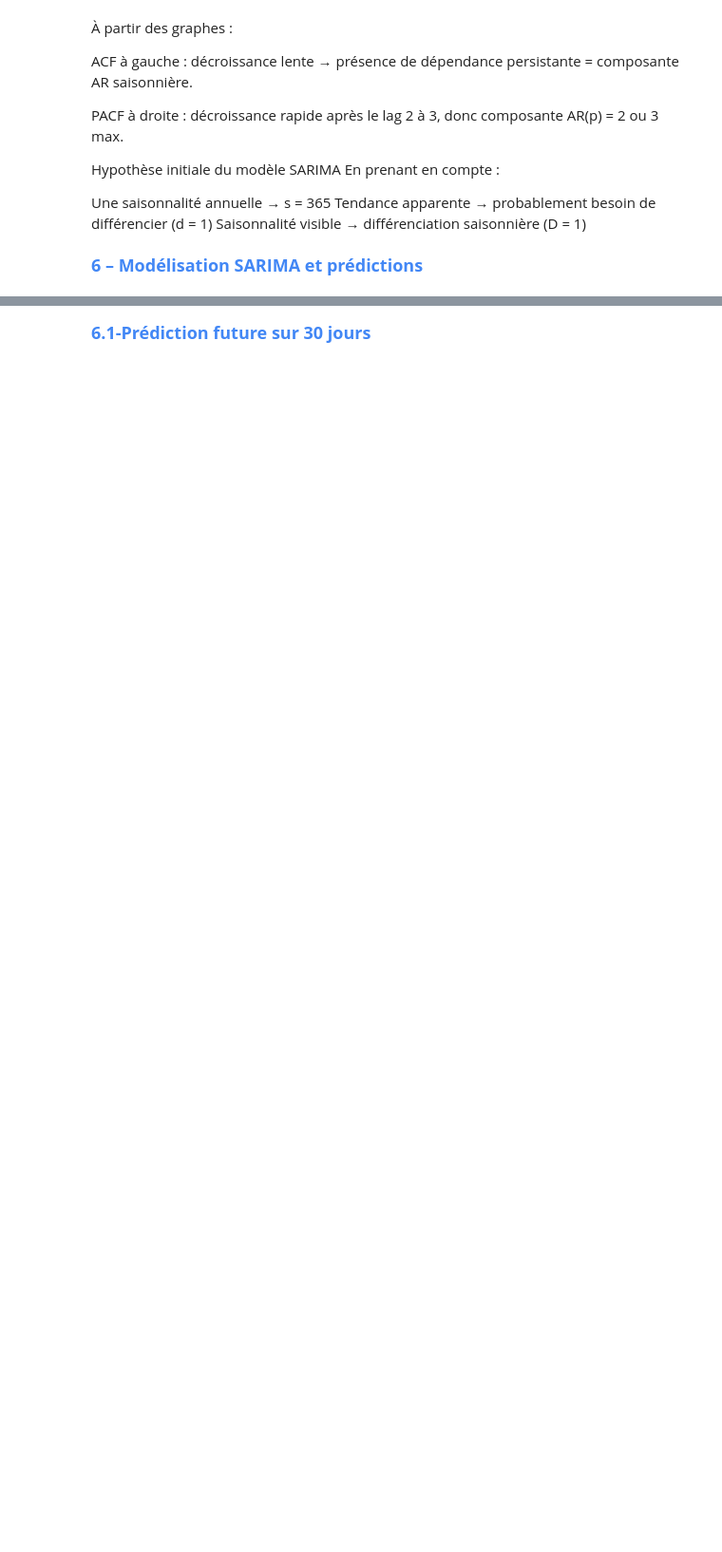
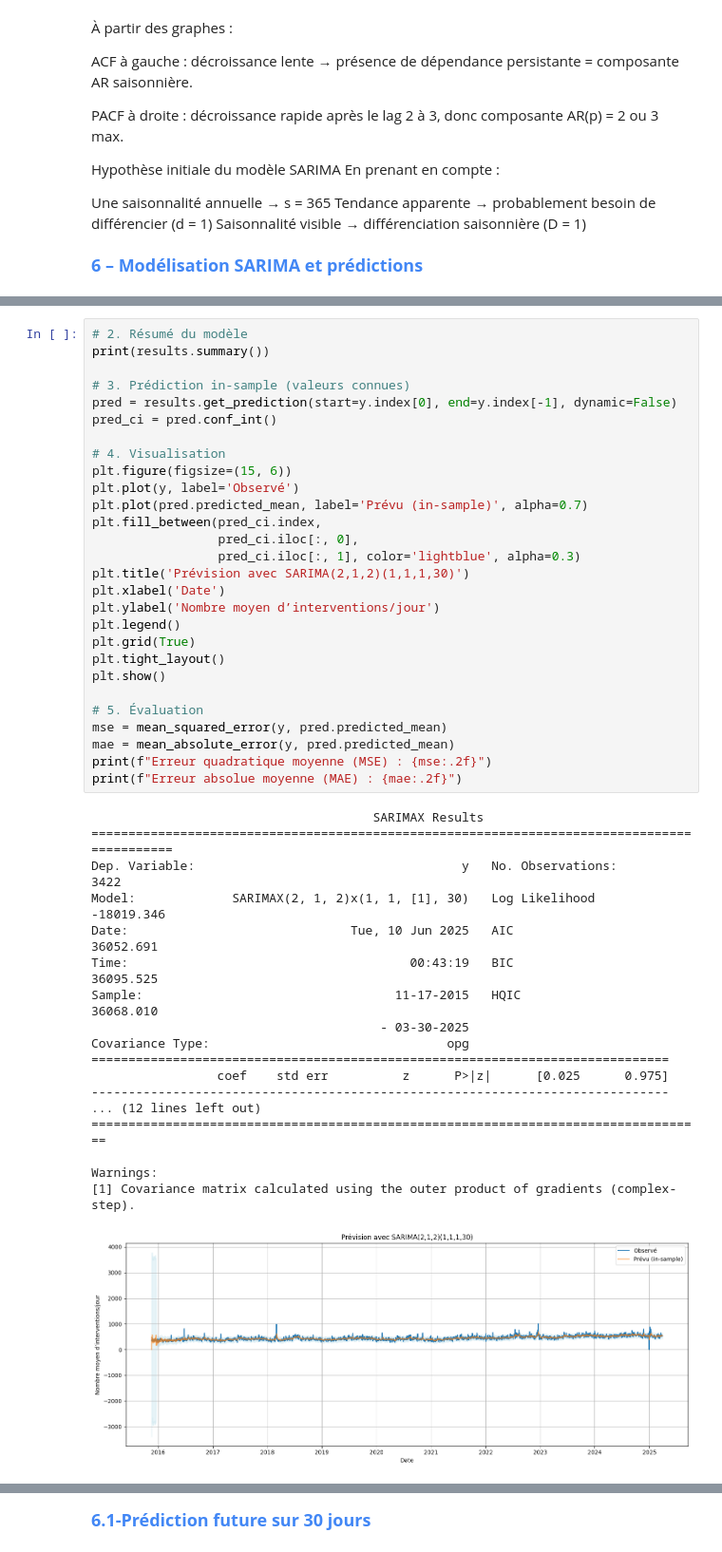
Before and after one commit to Massilia23/london-fire-response, a Jupyter notebook: notebooks/models/Model_Time-serie.ipynb, the cells around one changed output, grey strips where cells are left out. Shown at 95% size. Cells and saved outputs as stored; diff of their text form; blank space fills up the shorter version.

```diff
--- a/notebooks/models/Model_Time-serie.ipynb
+++ b/notebooks/models/Model_Time-serie.ipynb
@@ -223,0 +246,47 @@ NameError: name 'df' is not defined
+# %%
+# 2. Résumé du modèle
+print(results.summary())
+
+# 3. Prédiction in-sample (valeurs connues)
+pred = results.get_prediction(start=y.index[0], end=y.index[-1], dynamic=False)
+pred_ci = pred.conf_int()
+
+# 4. Visualisation
+plt.figure(figsize=(15, 6))
+plt.plot(y, label='Observé')
+plt.plot(pred.predicted_mean, label='Prévu (in-sample)', alpha=0.7)
+plt.fill_between(pred_ci.index,
+                 pred_ci.iloc[:, 0],
+                 pred_ci.iloc[:, 1], color='lightblue', alpha=0.3)
+plt.title('Prévision avec SARIMA(2,1,2)(1,1,1,30)')
+plt.xlabel('Date')
+plt.ylabel('Nombre moyen d’interventions/jour')
+plt.legend()
+plt.grid(True)
+plt.tight_layout()
+plt.show()
+
+# 5. Évaluation
+mse = mean_squared_error(y, pred.predicted_mean)
+mae = mean_absolute_error(y, pred.predicted_mean)
+print(f"Erreur quadratique moyenne (MSE) : {mse:.2f}")
+print(f"Erreur absolue moyenne (MAE) : {mae:.2f}")
+# %% [output]
+                                      SARIMAX Results
+============================================================================================
+Dep. Variable:                                    y   No. Observations:                 3422
+Model:             SARIMAX(2, 1, 2)x(1, 1, [1], 30)   Log Likelihood              -18019.346
+Date:                              Tue, 10 Jun 2025   AIC                          36052.691
+Time:                                      00:43:19   BIC                          36095.525
+Sample:                                  11-17-2015   HQIC                         36068.010
+                                       - 03-30-2025
+Covariance Type:                                opg
+==============================================================================
+                 coef    std err          z      P>|z|      [0.025      0.975]
+------------------------------------------------------------------------------
+... (12 lines left out)
+===================================================================================
+
+Warnings:
+[1] Covariance matrix calculated using the outer product of gradients (complex-step).
+[figure, added]
```
Also changed, not shown: parts of 13 cells of this notebook, 14 other files.
